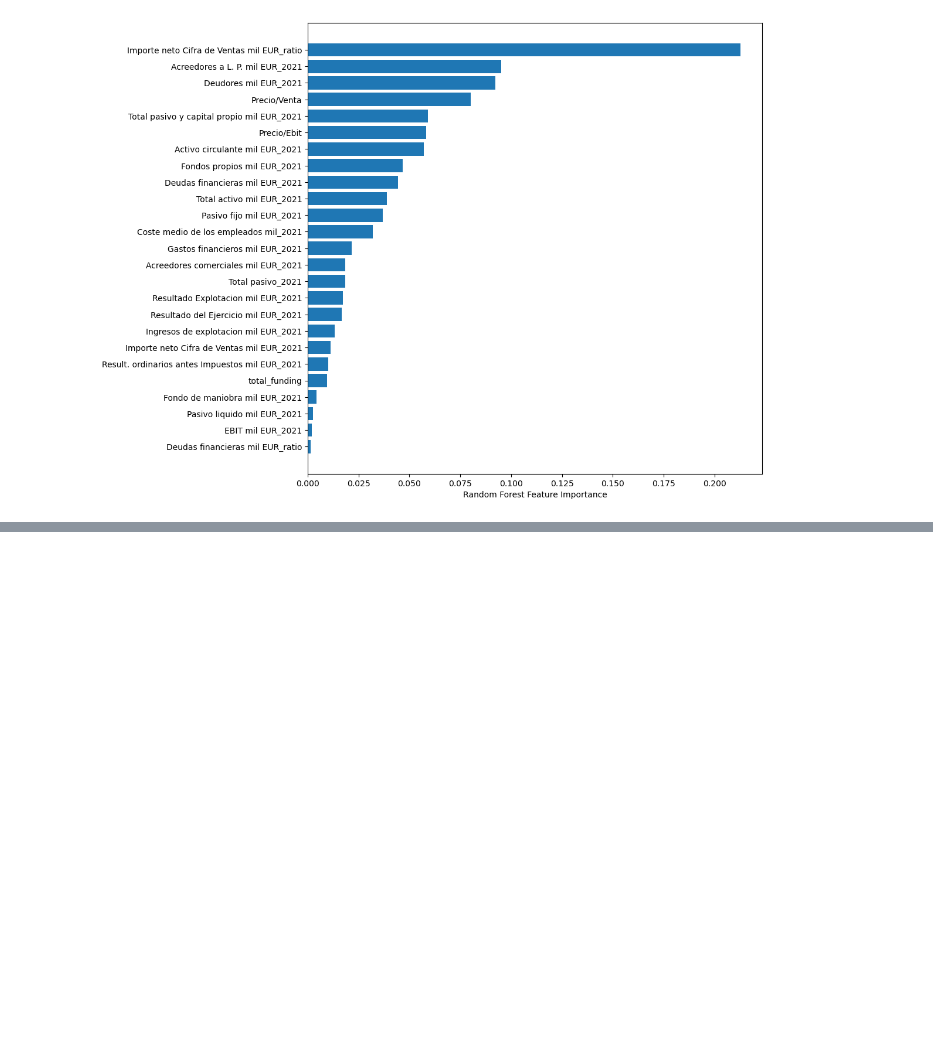
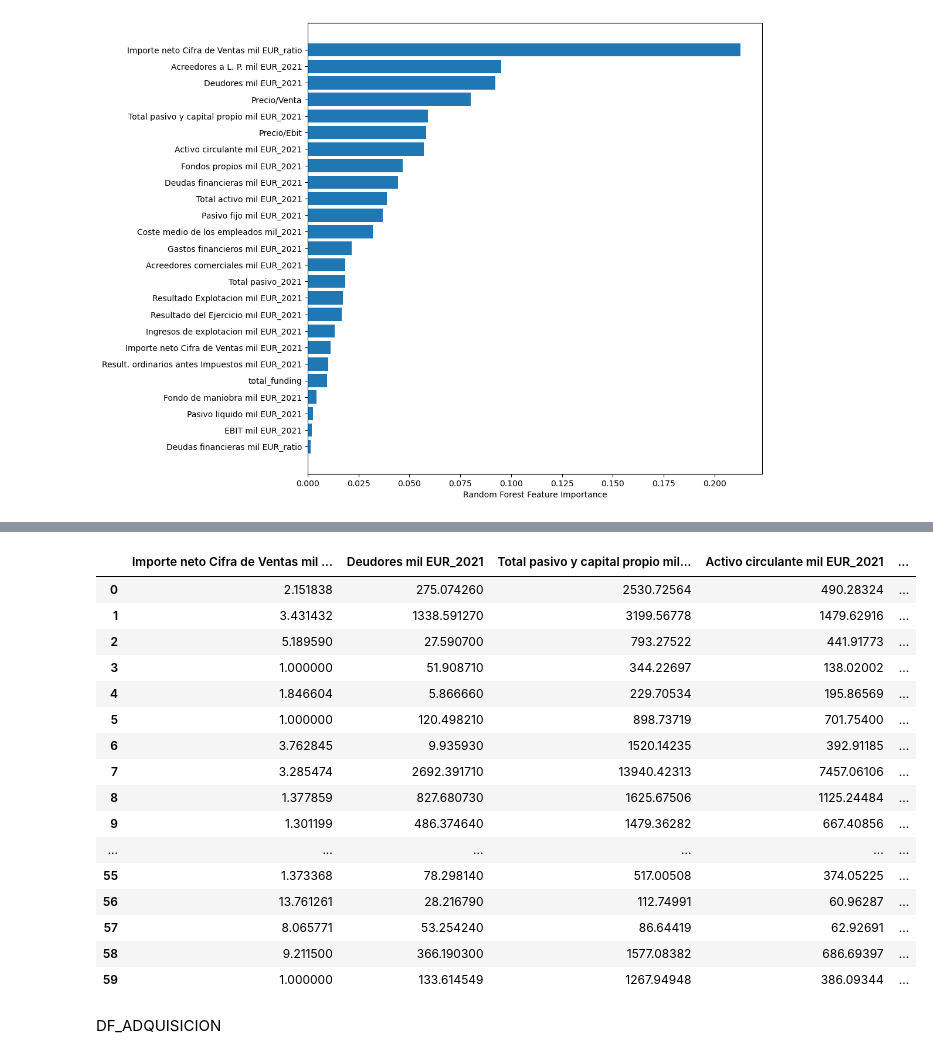
Before and after one commit to unaimleal/spri_reto_07_morado, a Jupyter notebook: preprocesamiento.ipynb, the cells around one changed output, grey strips where cells are left out. Drawn from its saved outputs; the diff is of its cells as text; code cells hidden in the pictures; blank space fills up the shorter version.

```diff
--- a/preprocesamiento.ipynb
+++ b/preprocesamiento.ipynb
@@ -1166,0 +1249,24 @@ df_valoracion_seleccionado=df_valoracion_seleccionado.drop(['valuation_2022'],ax
+# %%
+DF_VALORACION= pd.read_csv(os.path.join(CARPETA_DATOS_ORIGINALES, 'DF_VALORACION.csv'))
+# %%
+DF_VALORACION
+# %% [output]
+|  | Importe neto Cifra de Ventas mil ... | Deudores mil EUR_2021 | Total pasivo y capital propio mil... | Activo circulante mil EUR_2021 | ... |
+| 0 | 2.151838 | 275.074260 | 2530.72564 | 490.28324 | ... |
+| 1 | 3.431432 | 1338.591270 | 3199.56778 | 1479.62916 | ... |
+| 2 | 5.189590 | 27.590700 | 793.27522 | 441.91773 | ... |
+| 3 | 1.000000 | 51.908710 | 344.22697 | 138.02002 | ... |
+| 4 | 1.846604 | 5.866660 | 229.70534 | 195.86569 | ... |
+| 5 | 1.000000 | 120.498210 | 898.73719 | 701.75400 | ... |
+| 6 | 3.762845 | 9.935930 | 1520.14235 | 392.91185 | ... |
+| 7 | 3.285474 | 2692.391710 | 13940.42313 | 7457.06106 | ... |
+| 8 | 1.377859 | 827.680730 | 1625.67506 | 1125.24484 | ... |
+| 9 | 1.301199 | 486.374640 | 1479.36282 | 667.40856 | ... |
+| ... | ... | ... | ... | ... | ... |
+| 55 | 1.373368 | 78.298140 | 517.00508 | 374.05225 | ... |
+| 56 | 13.761261 | 28.216790 | 112.74991 | 60.96287 | ... |
+| 57 | 8.065771 | 53.254240 | 86.64419 | 62.92691 | ... |
+| 58 | 9.211500 | 366.190300 | 1577.08382 | 686.69397 | ... |
+| 59 | 1.000000 | 133.614549 | 1267.94948 | 386.09344 | ... |
+# %% [markdown]
+DF_ADQUISICION
```
Also changed, not shown: parts of 34 cells of this notebook, 2 other files.
